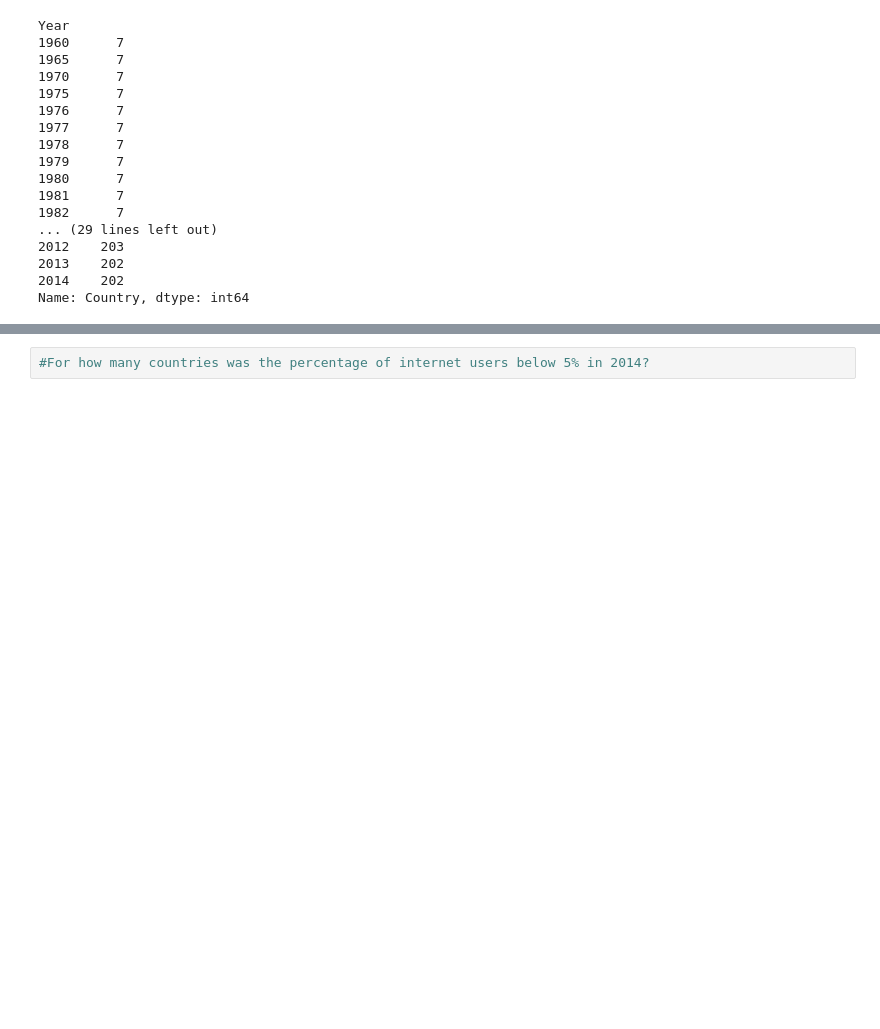
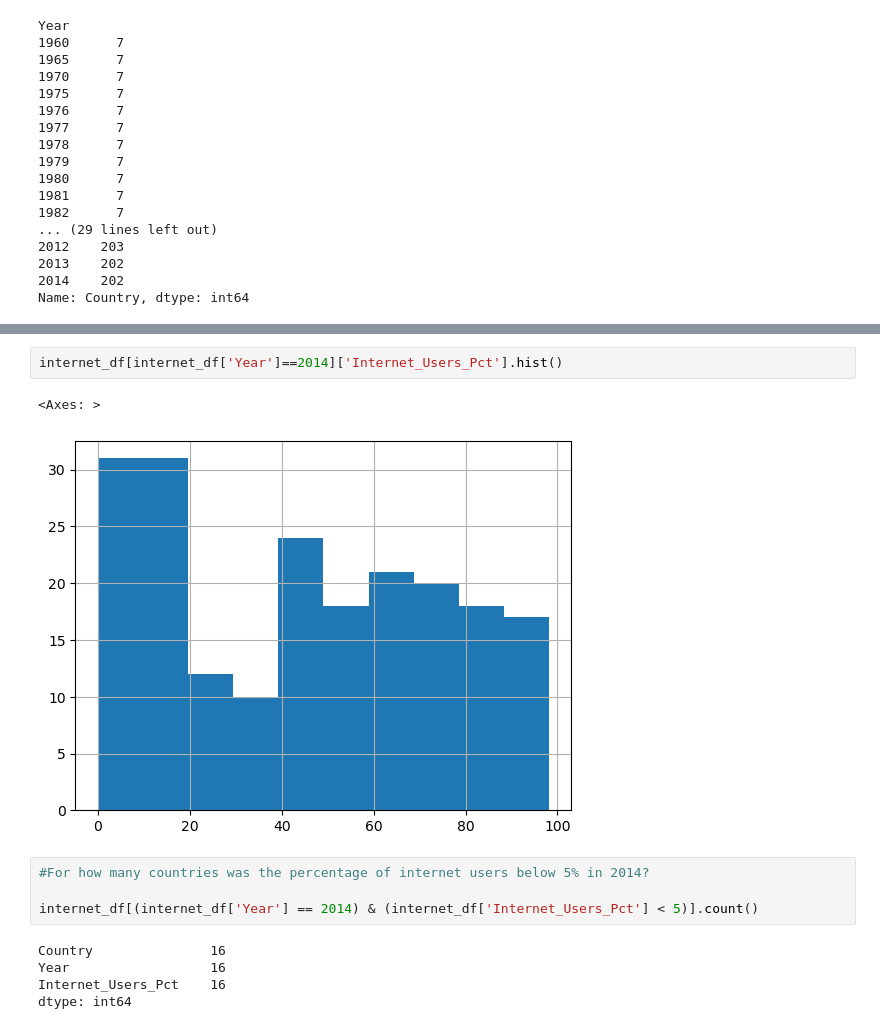
Before and after one commit to NSS-Data-Analytics-Cohort-11/undata-maryam-muhammad-0, a Jupyter notebook: notebook/un_data.ipynb, the cells around one changed output, grey strips where cells are left out. Cells and saved outputs as stored; diff of their text form; blank space fills up the shorter version.

```diff
--- a/notebook/un_data.ipynb
+++ b/notebook/un_data.ipynb
@@ -296,2 +329,14 @@ Name: Country, dtype: int64
+# %%
+internet_df[internet_df['Year']==2014]['Internet_Users_Pct'].hist()
+# %% [output]
+<Axes: >
+[figure, added]
 # %%
 #For how many countries was the percentage of internet users below 5% in 2014?
+
+internet_df[(internet_df['Year'] == 2014) & (internet_df['Internet_Users_Pct'] < 5)].count()
+# %% [output]
+Country               16
+Year                  16
+Internet_Users_Pct    16
+dtype: int64
```
Also changed, not shown: parts of 15 cells of this notebook.
